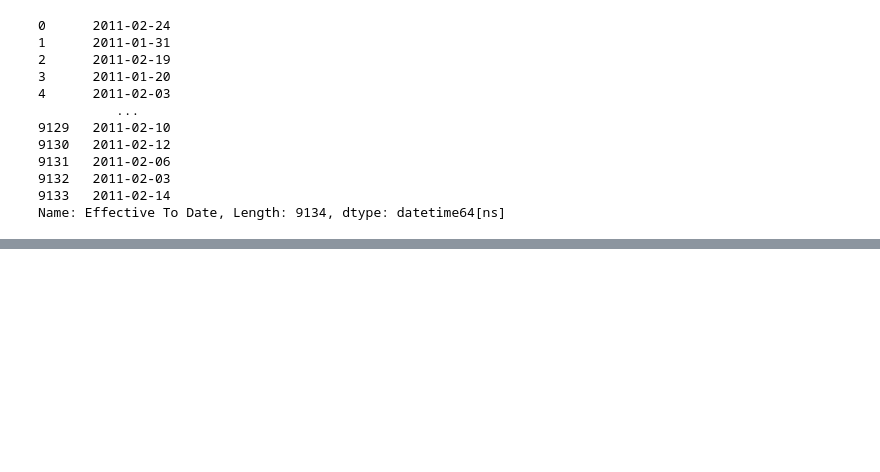
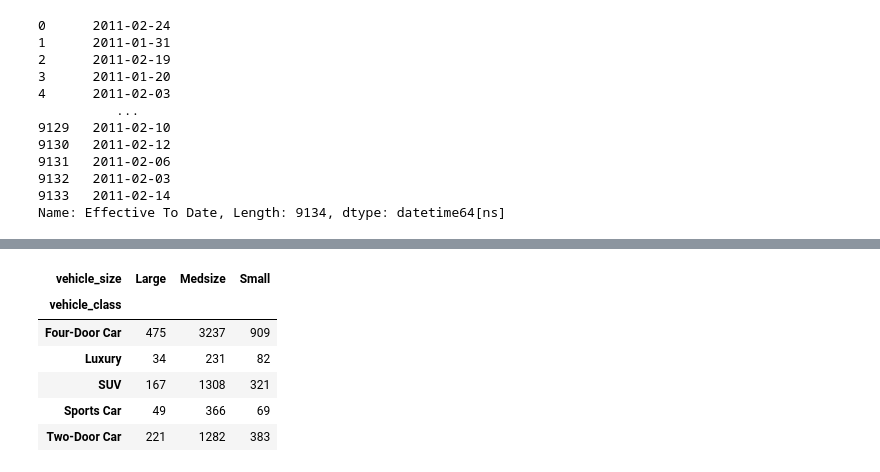
Before and after one commit to tejaldbhatti/lab-cleaning-numerical-data, a Jupyter notebook: files_for_lab/Week_4_Day_2_Lab_2.ipynb, the cells around one changed output, grey strips where cells are left out. Cells and saved outputs as stored; diff of their text form; code cells hidden in the pictures; blank space fills up the shorter version.

```diff
--- a/files_for_lab/Week_4_Day_2_Lab_2.ipynb
+++ b/files_for_lab/Week_4_Day_2_Lab_2.ipynb
@@ -166 +167,12 @@ mm                   int64
 dtype: object
+# %%
+data_crosstab1 = pd.crosstab(data_Cat['vehicle_class'], data_Cat['vehicle_size'], margins=False)
+data_crosstab1
+# %% [output]
+| vehicle_size | Large | Medsize | Small |
+| vehicle_class |  |  |  |
+| Four-Door Car | 475 | 3237 | 909 |
+| Luxury | 34 | 231 | 82 |
+| SUV | 167 | 1308 | 321 |
+| Sports Car | 49 | 366 | 69 |
+| Two-Door Car | 221 | 1282 | 383 |
```
Also changed, not shown: parts of 21 cells of this notebook, 3 other files.
